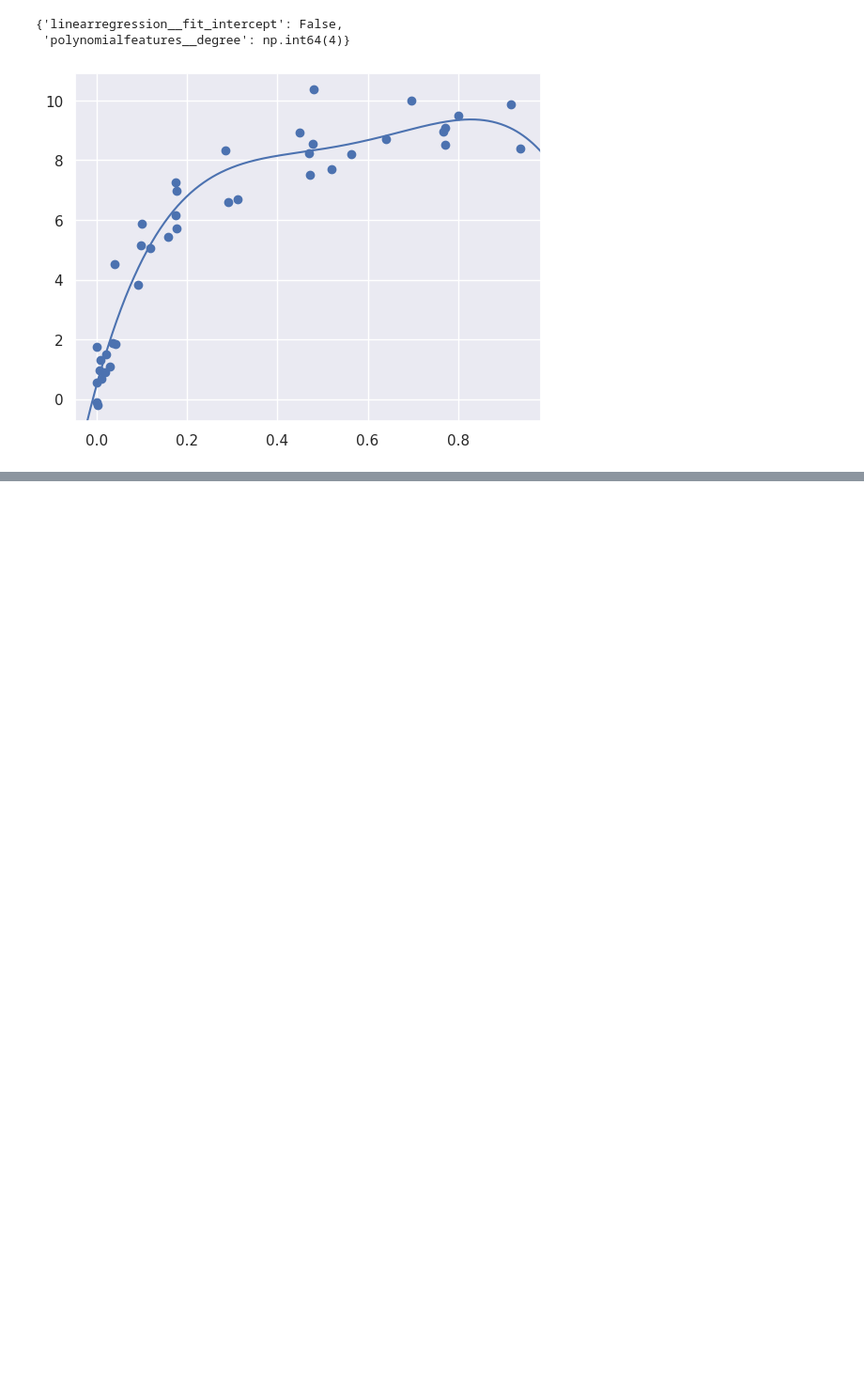
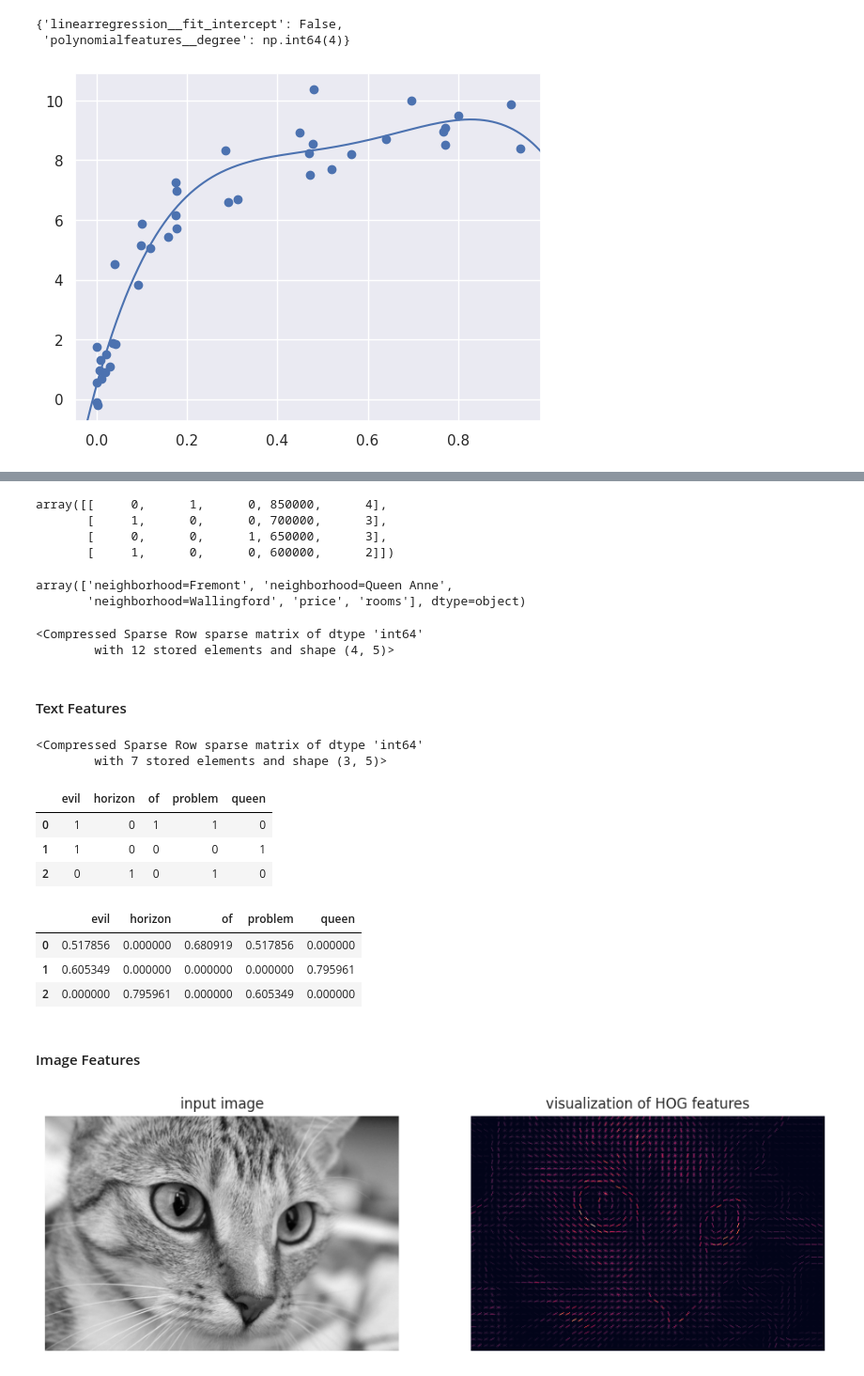
Before and after one commit to JAPV180370/mineria_datos, a Jupyter notebook: mineria_datos.ipynb, the cells around one changed output, grey strips where cells are left out. Shown at 94% size. Drawn from its saved outputs; the diff is of its cells as text; code cells hidden in the pictures; blank space fills up the shorter version.

```diff
--- a/mineria_datos.ipynb
+++ b/mineria_datos.ipynb
@@ -2355,0 +2356,7 @@ plt.axis(lim);
+# %%
+data = [
+  {'price': 850000, 'rooms': 4, 'neighborhood': 'Queen Anne'},
+  {'price': 700000, 'rooms': 3, 'neighborhood': 'Fremont'},
+  {'price': 650000, 'rooms': 3, 'neighborhood': 'Wallingford'},
+  {'price': 600000, 'rooms': 2, 'neighborhood': 'Fremont'}
+]
@@ -2355,0 +2365,22 @@ plt.axis(lim);
+# %%
+from sklearn.feature_extraction import DictVectorizer
+vec = DictVectorizer(sparse=False, dtype=int)
+vec.fit_transform(data)
+# %% [output]
+array([[     0,      1,      0, 850000,      4],
+       [     1,      0,      0, 700000,      3],
+       [     0,      0,      1, 650000,      3],
+       [     1,      0,      0, 600000,      2]])
+# %%
+vec.get_feature_names_out()
+# %% [output]
+array(['neighborhood=Fremont', 'neighborhood=Queen Anne',
+       'neighborhood=Wallingford', 'price', 'rooms'], dtype=object)
+# %%
+vec = DictVectorizer(sparse=True, dtype=int)
+vec.fit_transform(data)
+# %% [output]
+<Compressed Sparse Row sparse matrix of dtype 'int64'
+        with 12 stored elements and shape (4, 5)>
+# %% [markdown]
+#### Text Features
@@ -2355,0 +2391,46 @@ plt.axis(lim);
+# %%
+from sklearn.feature_extraction.text import CountVectorizer
+
+vec = CountVectorizer()
+X = vec.fit_transform(sample)
+X
+# %% [output]
+<Compressed Sparse Row sparse matrix of dtype 'int64'
+        with 7 stored elements and shape (3, 5)>
+# %%
+import pandas as pd
+pd.DataFrame(X.toarray(), columns=vec.get_feature_names_out())
+# %% [output]
+|  | evil | horizon | of | problem | queen |
+| 0 | 1 | 0 | 1 | 1 | 0 |
+| 1 | 1 | 0 | 0 | 0 | 1 |
+| 2 | 0 | 1 | 0 | 1 | 0 |
+# %%
+from sklearn.feature_extraction.text import TfidfVectorizer
+vec = TfidfVectorizer()
+X = vec.fit_transform(sample)
+pd.DataFrame(X.toarray(), columns=vec.get_feature_names_out())
+# %% [output]
+|  | evil | horizon | of | problem | queen |
+| 0 | 0.517856 | 0.000000 | 0.680919 | 0.517856 | 0.000000 |
+| 1 | 0.605349 | 0.000000 | 0.000000 | 0.000000 | 0.795961 |
+| 2 | 0.000000 | 0.795961 | 0.000000 | 0.605349 | 0.000000 |
+# %% [markdown]
+#### Image Features
+# %%
+from skimage import data, color, feature
+import skimage.data
+import matplotlib.pyplot as plt
+
+image = color.rgb2gray(data.chelsea())
+hog_vec, hog_vis = feature.hog(image, visualize=True)
+
+fig, ax = plt.subplots(1, 2, figsize=(12, 6),
+                       subplot_kw=dict(xticks=[], yticks=[]))
+ax[0].imshow(image, cmap='gray')
+ax[0].set_title('input image')
+
+ax[1].imshow(hog_vis)
+ax[1].set_title('visualization of HOG features');
+# %% [output]
+[figure, added]
```
Also changed, not shown: parts of 17 cells of this notebook.
